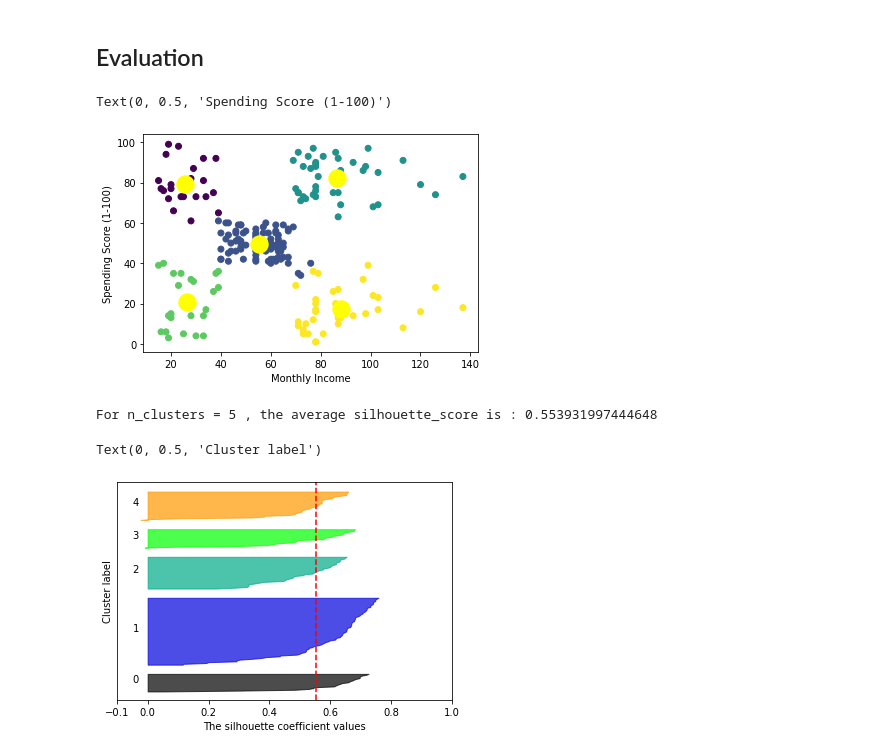
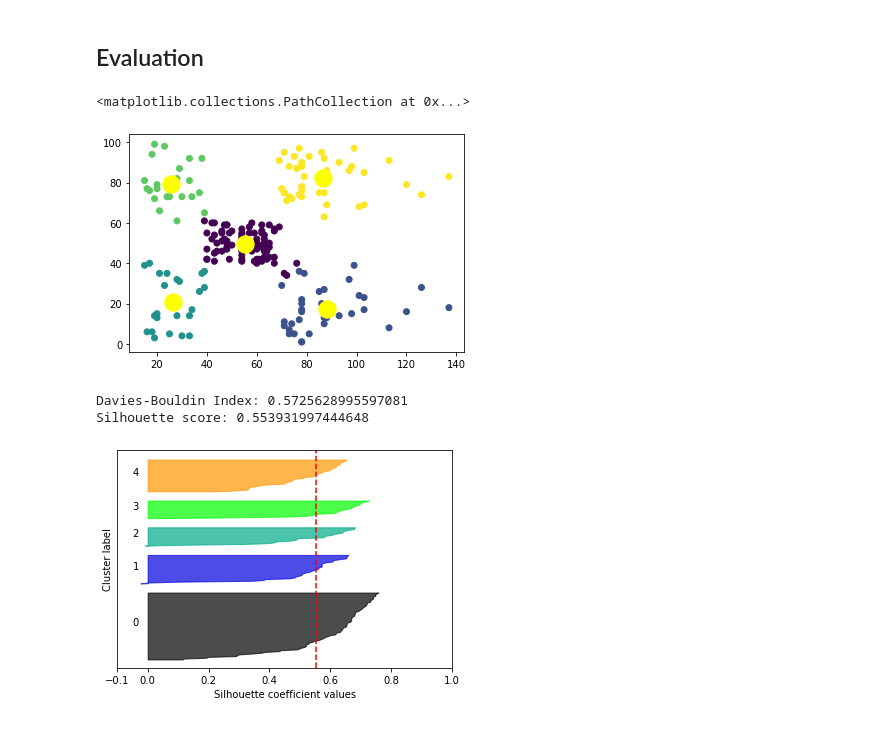
Before and after one commit to Kodesiana/book-ml-python, a Jupyter notebook: jupyter/clustering_kmeans.ipynb, the cells around one changed output. Drawn from its saved outputs; the diff is of its cells as text; code cells hidden in the pictures.

Commit message:
Update kmeans model

```diff
--- a/jupyter/clustering_kmeans.ipynb
+++ b/jupyter/clustering_kmeans.ipynb
@@ -110,43 +107,44 @@ y_center = kmeans.cluster_centers_
 # Visualisasi cluster data
 plt.scatter(X[:, 0], X[:, 1], c=y_pred, cmap="viridis")
 plt.scatter(y_center[:, 0], y_center[:, 1], s=300, c='yellow')
-plt.xlabel('Monthly Income')
-plt.ylabel('Spending Score (1-100)')
 # %% [output]
-Text(0, 0.5, 'Spending Score (1-100)')
+<matplotlib.collections.PathCollection at 0x...>
-[figure, old version]
+[figure, new version]
+# %%
+# Metrik
+print("Davies-Bouldin Index:", davies_bouldin_score(X, y_pred))
+print("Silhouette score:", silhouette_score(X, y_pred))
+# %% [output]
+Davies-Bouldin Index: 0.5725628995597081
+Silhouette score: 0.553931997444648
 # %%
 # Silhouette plot
 n_clusters = 5
 y_lower = 10
 
 fig, ax1 = plt.subplots()
 ax1.set_xlim([-0.1, 1])
 ax1.set_ylim([0, len(X) + (n_clusters + 1) * 10])
 
-cluster_labels = kmeans.fit_predict(X)
-silhouette_avg = silhouette_score(X, cluster_labels)
-print("For n_clusters =", n_clusters, ", the average silhouette_score is :", silhouette_avg)
-
-sample_silhouette_values = silhouette_samples(X, cluster_labels)
+sample_silhouette_values = silhouette_samples(X, y_pred)
 for i in range(n_clusters):
-    s_sample = sample_silhouette_values[cluster_labels == i]
+    s_sample = sample_silhouette_values[y_pred == i]
     s_sample.sort()
 
     size_cluster_i = s_sample.shape[0]
     y_upper = y_lower + size_cluster_i
     color = cm.nipy_spectral(float(i) / n_clusters)
     ax1.fill_betweenx(np.arange(y_lower, y_upper), 0, s_sample, facecolor=color, edgecolor=color, alpha=0.7)
 
     ax1.text(-0.05, y_lower + 0.5 * size_cluster_i, str(i))
     y_lower = y_upper + 10
 
+silhouette_avg = silhouette_score(X, y_pred)
 ax1.axvline(x=silhouette_avg, color="red", linestyle="--")
 ax1.set_yticks([])
 ax1.set_xticks([-0.1, 0, 0.2, 0.4, 0.6, 0.8, 1])
-ax1.set_xlabel("The silhouette coefficient values")
+ax1.set_xlabel("Silhouette coefficient values")
 ax1.set_ylabel("Cluster label")
+plt.show()
 # %% [output]
-For n_clusters = 5 , the average silhouette_score is : 0.553931997444648
-Text(0, 0.5, 'Cluster label')
-[figure, old version]
+[figure, new version]
```
Also changed, not shown: parts of 8 cells of this notebook.
